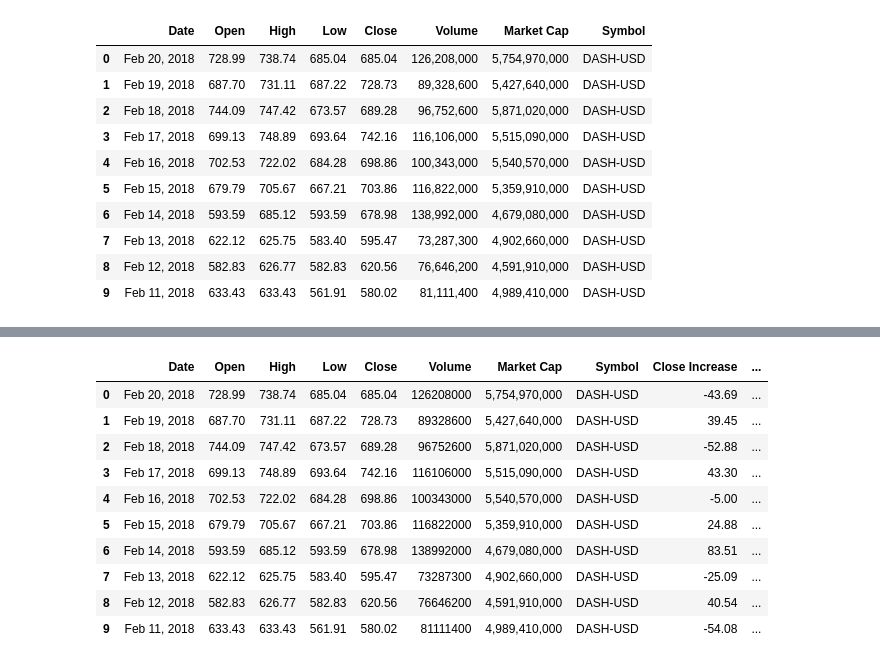
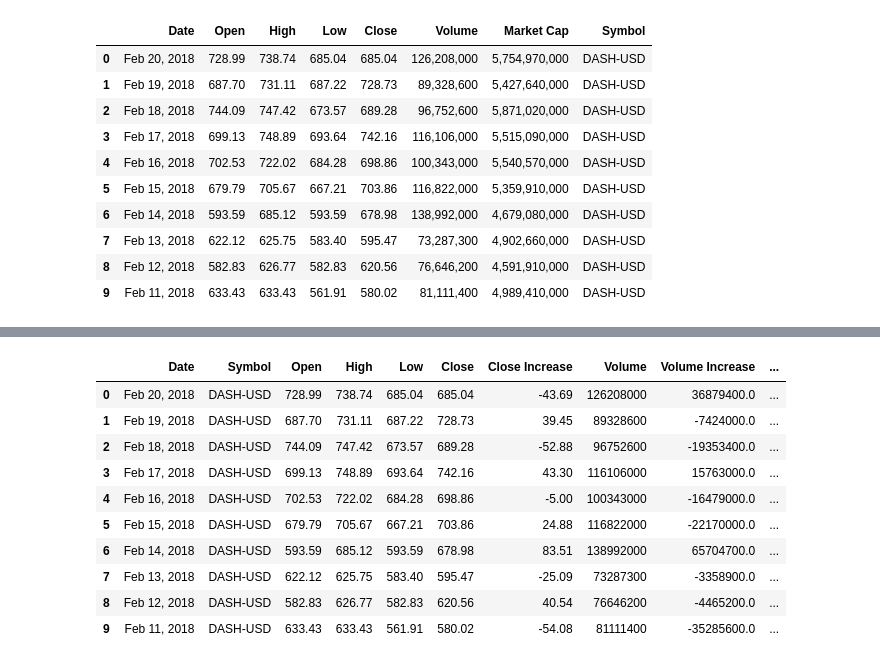
Before and after one commit to Kato883/Crypto_Knights, a Jupyter notebook: Scripts/readCSVs.ipynb, the cells around one changed output, grey strips where cells are left out. Drawn from its saved outputs; the diff is of its cells as text; code cells hidden in the pictures.

Commit message:
Experimenting with which columns can be measured on daily increases

```diff
--- a/Scripts/readCSVs.ipynb
+++ b/Scripts/readCSVs.ipynb
@@ -189,16 +167,19 @@ final_dash_df.head()
-# %%
-final_dash_df['Volume Increase'] = final_dash_df['Volume'] - final_dash_df['Volume'].shift(-1)
-
-final_dash_df.head(10)
-# %% [output]
-|  | Date | Open | High | Low | Close | Volume | Market Cap | Symbol | Close Increase | ... |
-| 0 | Feb 20, 2018 | 728.99 | 738.74 | 685.04 | 685.04 | 126208000 | 5,754,970,000 | DASH-USD | -43.69 | ... |
-| 1 | Feb 19, 2018 | 687.70 | 731.11 | 687.22 | 728.73 | 89328600 | 5,427,640,000 | DASH-USD | 39.45 | ... |
-| 2 | Feb 18, 2018 | 744.09 | 747.42 | 673.57 | 689.28 | 96752600 | 5,871,020,000 | DASH-USD | -52.88 | ... |
-| 3 | Feb 17, 2018 | 699.13 | 748.89 | 693.64 | 742.16 | 116106000 | 5,515,090,000 | DASH-USD | 43.30 | ... |
-| 4 | Feb 16, 2018 | 702.53 | 722.02 | 684.28 | 698.86 | 100343000 | 5,540,570,000 | DASH-USD | -5.00 | ... |
-| 5 | Feb 15, 2018 | 679.79 | 705.67 | 667.21 | 703.86 | 116822000 | 5,359,910,000 | DASH-USD | 24.88 | ... |
-| 6 | Feb 14, 2018 | 593.59 | 685.12 | 593.59 | 678.98 | 138992000 | 4,679,080,000 | DASH-USD | 83.51 | ... |
-| 7 | Feb 13, 2018 | 622.12 | 625.75 | 583.40 | 595.47 | 73287300 | 4,902,660,000 | DASH-USD | -25.09 | ... |
-| 8 | Feb 12, 2018 | 582.83 | 626.77 | 582.83 | 620.56 | 76646200 | 4,591,910,000 | DASH-USD | 40.54 | ... |
-| 9 | Feb 11, 2018 | 633.43 | 633.43 | 561.91 | 580.02 | 81111400 | 4,989,410,000 | DASH-USD | -54.08 | ... |
+# %%
+new_dash_file_df['Volume'] = new_dash_file_df['Volume'].str.replace(",", "").astype(int)
+new_dash_file_df['Market Cap'] = new_dash_file_df['Market Cap'].str.replace(",", "").astype(int)
+new_dash_file_df['Close Increase'] = new_dash_file_df['Close'] - new_dash_file_df['Close'].shift(-1)
+new_dash_file_df['Volume Increase'] = new_dash_file_df['Volume'] - new_dash_file_df['Volume'].shift(-1)
+last_dash_df = new_dash_file_df[['Date', 'Symbol', 'Open', 'High', 'Low', 'Close', 'Close Increase', 'Volume', 'Volume Increase', 'Market Cap']]
+last_dash_df.head(10)
+# %% [output]
+|  | Date | Symbol | Open | High | Low | Close | Close Increase | Volume | Volume Increase | ... |
+| 0 | Feb 20, 2018 | DASH-USD | 728.99 | 738.74 | 685.04 | 685.04 | -43.69 | 126208000 | 36879400.0 | ... |
+| 1 | Feb 19, 2018 | DASH-USD | 687.70 | 731.11 | 687.22 | 728.73 | 39.45 | 89328600 | -7424000.0 | ... |
+| 2 | Feb 18, 2018 | DASH-USD | 744.09 | 747.42 | 673.57 | 689.28 | -52.88 | 96752600 | -19353400.0 | ... |
+| 3 | Feb 17, 2018 | DASH-USD | 699.13 | 748.89 | 693.64 | 742.16 | 43.30 | 116106000 | 15763000.0 | ... |
+| 4 | Feb 16, 2018 | DASH-USD | 702.53 | 722.02 | 684.28 | 698.86 | -5.00 | 100343000 | -16479000.0 | ... |
+| 5 | Feb 15, 2018 | DASH-USD | 679.79 | 705.67 | 667.21 | 703.86 | 24.88 | 116822000 | -22170000.0 | ... |
+| 6 | Feb 14, 2018 | DASH-USD | 593.59 | 685.12 | 593.59 | 678.98 | 83.51 | 138992000 | 65704700.0 | ... |
+| 7 | Feb 13, 2018 | DASH-USD | 622.12 | 625.75 | 583.40 | 595.47 | -25.09 | 73287300 | -3358900.0 | ... |
+| 8 | Feb 12, 2018 | DASH-USD | 582.83 | 626.77 | 582.83 | 620.56 | 40.54 | 76646200 | -4465200.0 | ... |
+| 9 | Feb 11, 2018 | DASH-USD | 633.43 | 633.43 | 561.91 | 580.02 | -54.08 | 81111400 | -35285600.0 | ... |
```
Also changed, not shown: parts of 9 cells of this notebook.
